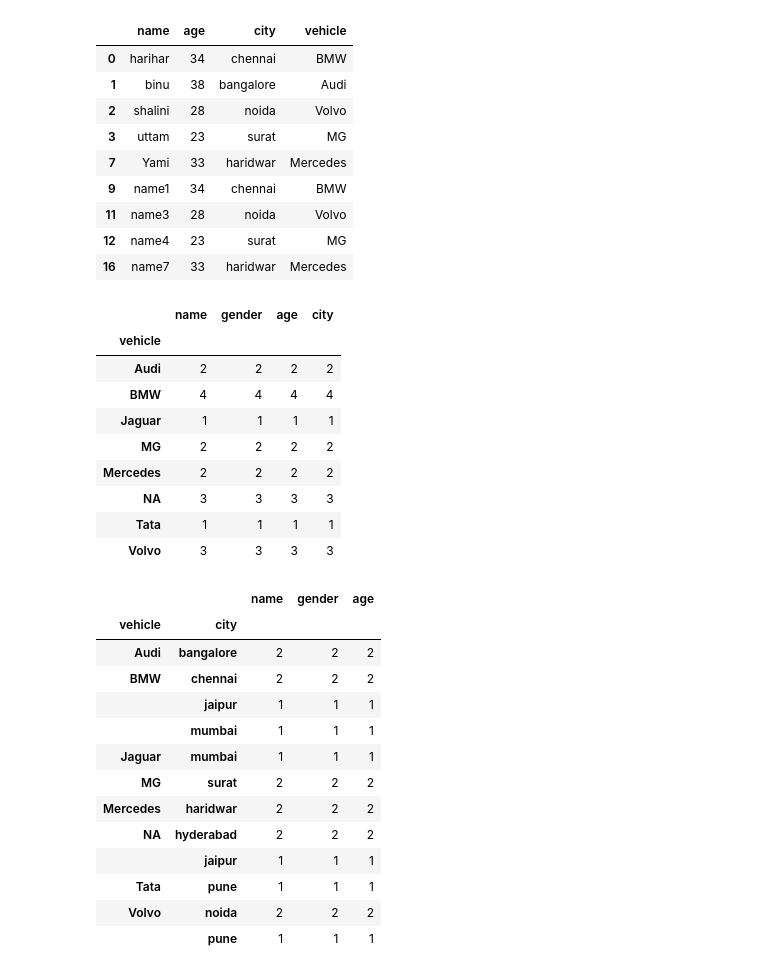
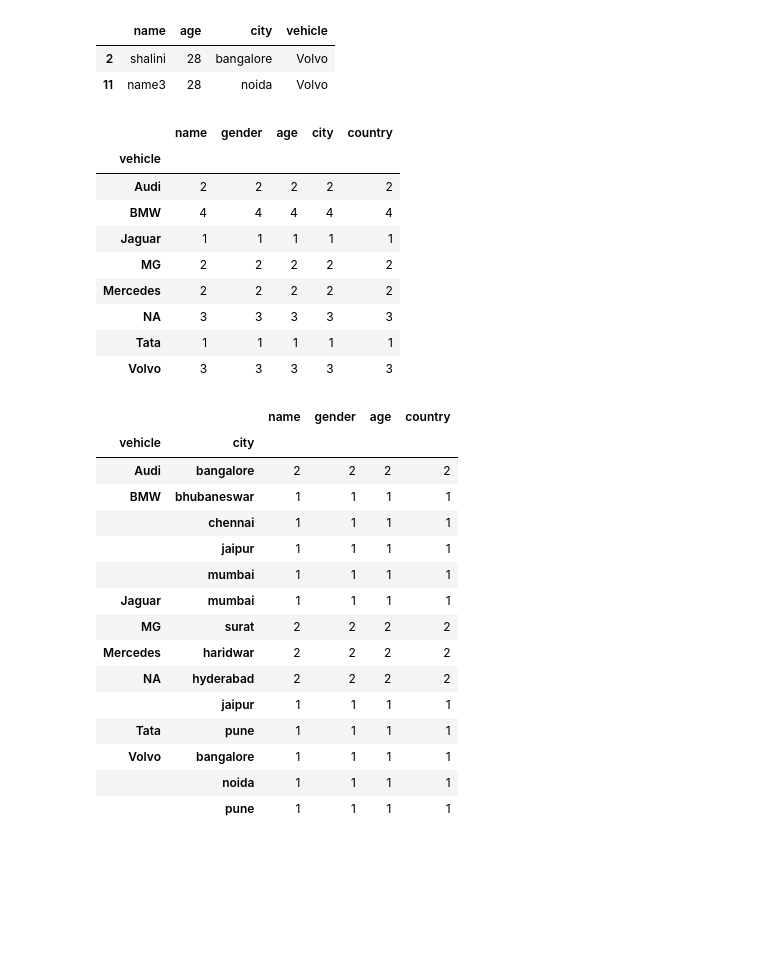
Before and after one commit to binaysahoo/helloML, a Jupyter notebook: DA_panda/learn_panda.ipynb, the cells around one changed output. Cells and saved outputs as stored; diff of their text form; code cells hidden in the pictures; blank space fills up the shorter version.

```diff
--- a/DA_panda/learn_panda.ipynb
+++ b/DA_panda/learn_panda.ipynb
@@ -18,18 +20,18 @@ _headers = ['name','gender','age','city','vehicle']
 _data = [
     ['harihar','male',34,'chennai','BMW'],
     ['binu','male',38,'bangalore','Audi'],
-    ['shalini','female',28,'noida','Volvo'],
+    ['shalini','female',28,'bangalore','Volvo'],
     ['uttam','male',23,'surat','MG'],
     ['Sharma','male',55,'jaipur','NA'],
     ['sambit','male',43,'pune','Tata'],
     ['arnav','male',48,'mumbai','Jaguar'],
     ['Yami','female',33,'haridwar','Mercedes'],
     ['Vinay','male',25,'hyderabad','NA'],
-    ['name1','male',34,'chennai','BMW'],
+    ['name1','male',24,'bhubaneswar','BMW'],
     ['name2','male',78,'bangalore','Audi'],
     ['name3','female',28,'noida','Volvo'],
     ['name4','male',23,'surat','MG'],
-    ['name5','female',55,'jaipur','BMW'],
+    ['name5','female',25,'jaipur','BMW'],
     ['name5','male',43,'pune','Volvo'],
     ['name6','male',44,'mumbai','BMW'],
     ['name7','female',33,'haridwar','Mercedes'],
@@ -95,0 +98,3 @@ RangeIndex(start=0, stop=18, step=1)
+# %%
+totrecord = len(df)
+print("Total Length of data:",totrecord)
@@ -95,0 +103,6 @@ RangeIndex(start=0, stop=18, step=1)
+# %%
+# add column Country name
+countries = ["India"]*totrecord   # create counties column with All value as "India"
+df["country"] = countries
+df.sample(3)
+#
@@ -232,52 +234,47 @@ df[(df.age <= 40 ) & (df.vehicle != 'NA')]
 # %%
 # filter rows and columns
-# 3 . select name,age,city,vehicle where where age < 40 and vehicle not NA
-#df[(df.age <= 40 ) & (df.vehicle != 'NA')].loc[:,['name','age','city']]
-df[['name','age','city','vehicle']][(df.age <= 40 ) & (df.vehicle != 'NA')]
+# 3 . select name,age,city,vehicle where where age < 40 and vehicle is Volvo
+#df[(df.age <= 40 ) & (df.vehicle == 'Volvo')].loc[:,['name','age','city','vehicle']]
+df[['name','age','city','vehicle']][(df.age <= 40 ) & (df.vehicle == 'Volvo')]
 # %% [output]
 |  | name | age | city | vehicle |
-| 0 | harihar | 34 | chennai | BMW |
-| 1 | binu | 38 | bangalore | Audi |
-| 2 | shalini | 28 | noida | Volvo |
-| 3 | uttam | 23 | surat | MG |
-| 7 | Yami | 33 | haridwar | Mercedes |
-| 9 | name1 | 34 | chennai | BMW |
+| 2 | shalini | 28 | bangalore | Volvo |
 | 11 | name3 | 28 | noida | Volvo |
-| 12 | name4 | 23 | surat | MG |
-| 16 | name7 | 33 | haridwar | Mercedes |
 # %%
 # group by vehicle
 # select count(*) from table group by vehicle
 df.groupby('vehicle').count()   # max(),sum(),mean(),median
 # %% [output]
-|  | name | gender | age | city |
-| vehicle |  |  |  |  |
-| Audi | 2 | 2 | 2 | 2 |
-| BMW | 4 | 4 | 4 | 4 |
-| Jaguar | 1 | 1 | 1 | 1 |
-| MG | 2 | 2 | 2 | 2 |
-| Mercedes | 2 | 2 | 2 | 2 |
-| NA | 3 | 3 | 3 | 3 |
-| Tata | 1 | 1 | 1 | 1 |
-| Volvo | 3 | 3 | 3 | 3 |
+|  | name | gender | age | city | country |
+| vehicle |  |  |  |  |  |
+| Audi | 2 | 2 | 2 | 2 | 2 |
+| BMW | 4 | 4 | 4 | 4 | 4 |
+| Jaguar | 1 | 1 | 1 | 1 | 1 |
+| MG | 2 | 2 | 2 | 2 | 2 |
+| Mercedes | 2 | 2 | 2 | 2 | 2 |
+| NA | 3 | 3 | 3 | 3 | 3 |
+| Tata | 1 | 1 | 1 | 1 | 1 |
+| Volvo | 3 | 3 | 3 | 3 | 3 |
 # %%
 # # select count(*) from table group by vehicle and city
 df.groupby(['vehicle','city']).count()
 # %% [output]
-|  |  | name | gender | age |
-| vehicle | city |  |  |  |
-| Audi | bangalore | 2 | 2 | 2 |
-| BMW | chennai | 2 | 2 | 2 |
-|  | jaipur | 1 | 1 | 1 |
-|  | mumbai | 1 | 1 | 1 |
-| Jaguar | mumbai | 1 | 1 | 1 |
-| MG | surat | 2 | 2 | 2 |
-| Mercedes | haridwar | 2 | 2 | 2 |
-| NA | hyderabad | 2 | 2 | 2 |
-|  | jaipur | 1 | 1 | 1 |
-| Tata | pune | 1 | 1 | 1 |
-| Volvo | noida | 2 | 2 | 2 |
-|  | pune | 1 | 1 | 1 |
+|  |  | name | gender | age | country |
+| vehicle | city |  |  |  |  |
+| Audi | bangalore | 2 | 2 | 2 | 2 |
+| BMW | bhubaneswar | 1 | 1 | 1 | 1 |
+|  | chennai | 1 | 1 | 1 | 1 |
+|  | jaipur | 1 | 1 | 1 | 1 |
+|  | mumbai | 1 | 1 | 1 | 1 |
+| Jaguar | mumbai | 1 | 1 | 1 | 1 |
+| MG | surat | 2 | 2 | 2 | 2 |
+| Mercedes | haridwar | 2 | 2 | 2 | 2 |
+| NA | hyderabad | 2 | 2 | 2 | 2 |
+|  | jaipur | 1 | 1 | 1 | 1 |
+| Tata | pune | 1 | 1 | 1 | 1 |
+| Volvo | bangalore | 1 | 1 | 1 | 1 |
+|  | noida | 1 | 1 | 1 | 1 |
+|  | pune | 1 | 1 | 1 | 1 |
 # %%
 # dump dataframe to csv file
 df.to_csv('vehicle_data_withindex.csv')
```
Also changed, not shown: parts of 19 cells of this notebook, 3 other files.
